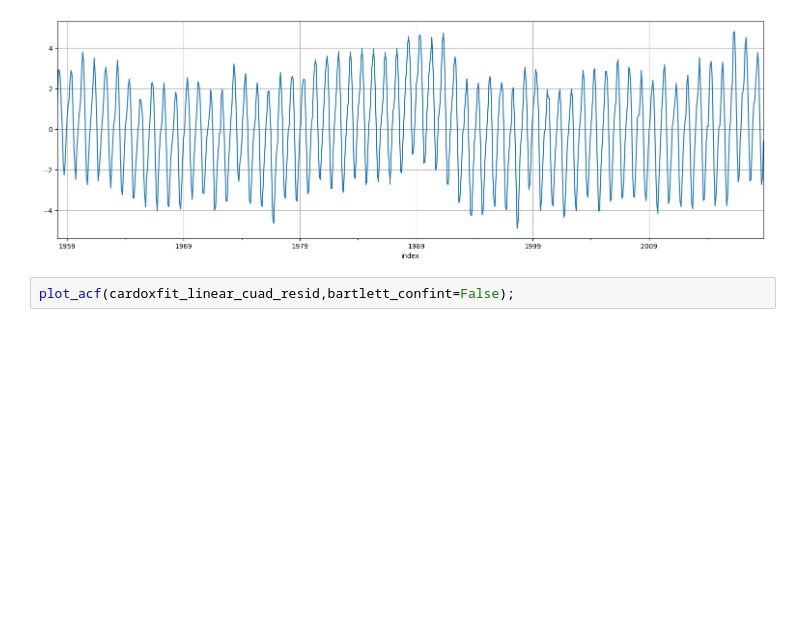
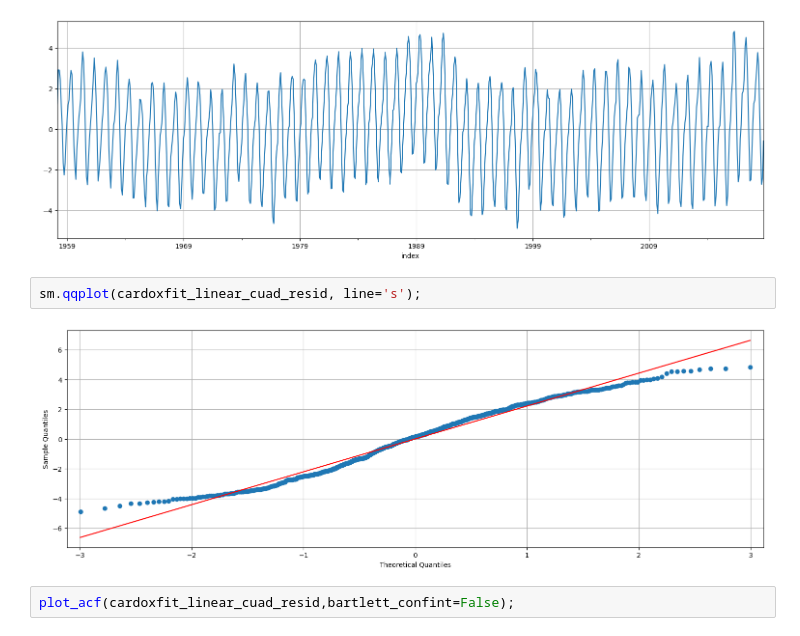
Before and after one commit to guigadea/curso_series_temporales_v2, a Jupyter notebook: parciales/Parcial de Analisis Predictivo de Series Temporales - 2022.ipynb, the cells around one changed output. Cells and saved outputs as stored; diff of their text form; blank space fills up the shorter version.

```diff
--- a/parciales/Parcial de Analisis Predictivo de Series Temporales - 2022.ipynb
+++ b/parciales/Parcial de Analisis Predictivo de Series Temporales - 2022.ipynb
@@ -213,6 +210,10 @@ ax.plot(cardoxfit_linear_cuad.fittedvalues);
 cardoxfit_linear_cuad_resid.plot();
 # %% [output]
 [figure]
+# %%
+sm.qqplot(cardoxfit_linear_cuad_resid, line='s');
+# %% [output]
+[figure, added]
 # %%
 plot_acf(cardoxfit_linear_cuad_resid,bartlett_confint=False);
 # %% [output]
```
Also changed, not shown: parts of 13 cells of this notebook.
